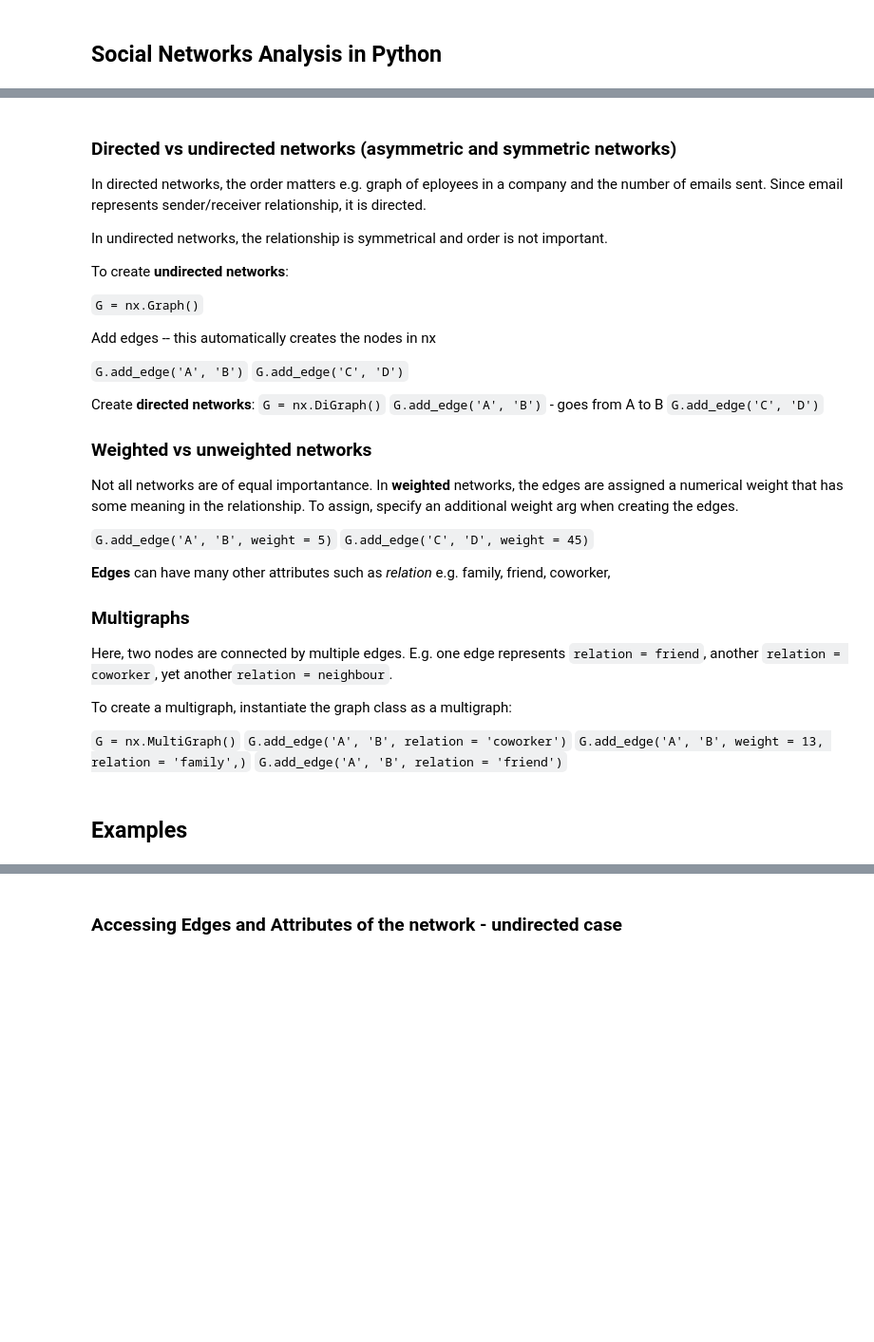
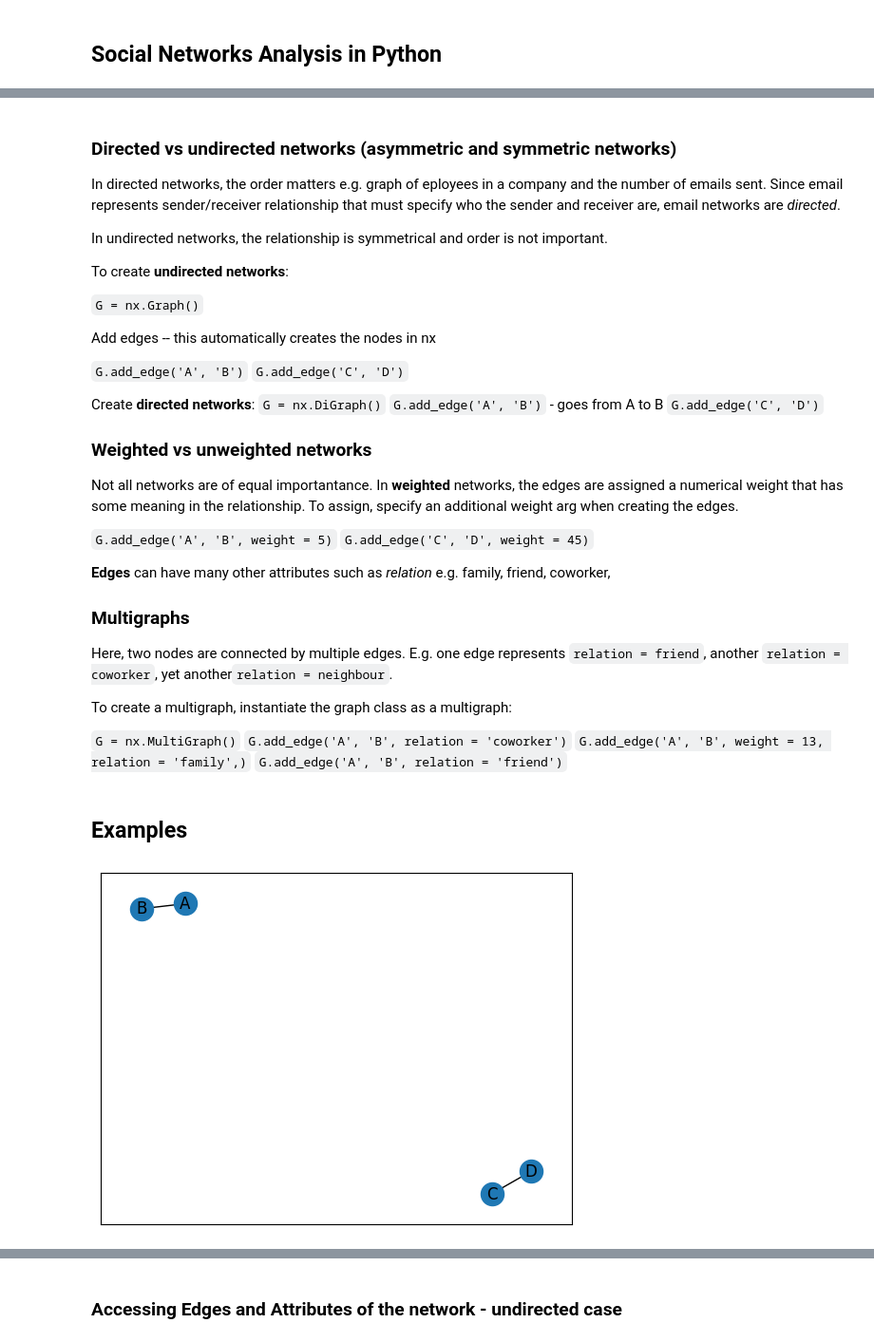
Before and after one commit to kenechiomeke/graph-networks, a Jupyter notebook: intro_social_networks.ipynb, the cells around one changed output, grey strips where cells are left out. Shown at 95% size. Saved outputs shown, nothing was run; the diff lists cells and outputs as text; code cells hidden in the pictures; blank space fills up the shorter version.

Commit message:
Update notebook with more graph definitions

```diff
--- a/intro_social_networks.ipynb
+++ b/intro_social_networks.ipynb
@@ -19,7 +21,7 @@ In production networks, the edges can represent relationships between firms. The
 # %% [markdown]
 ### Directed vs undirected networks (asymmetric and symmetric networks)
 
-In directed networks, the order matters e.g. graph of eployees in a company and the number of emails sent. Since email represents sender/receiver relationship, it is directed.
+In directed networks, the order matters e.g. graph of eployees in a company and the number of emails sent. Since email represents sender/receiver relationship that must specify who the sender and receiver are, email networks are *directed*.
 
 In undirected networks, the relationship is symmetrical and order is not important.
 
@@ -67,5 +69,10 @@ To create a multigraph, instantiate the graph class as a multigraph:
 G = nx.Graph() #creating a graph object
 G.add_edge('A', 'B')
 G.add_edge('C', 'D')
+# %%
+# Visualise the graph
+nx.draw_networkx(G)
+# %% [output]
+[figure, added]
 # %%
 # Directed graphs
```
Also changed, not shown: parts of 45 cells of this notebook, 2 other files.
